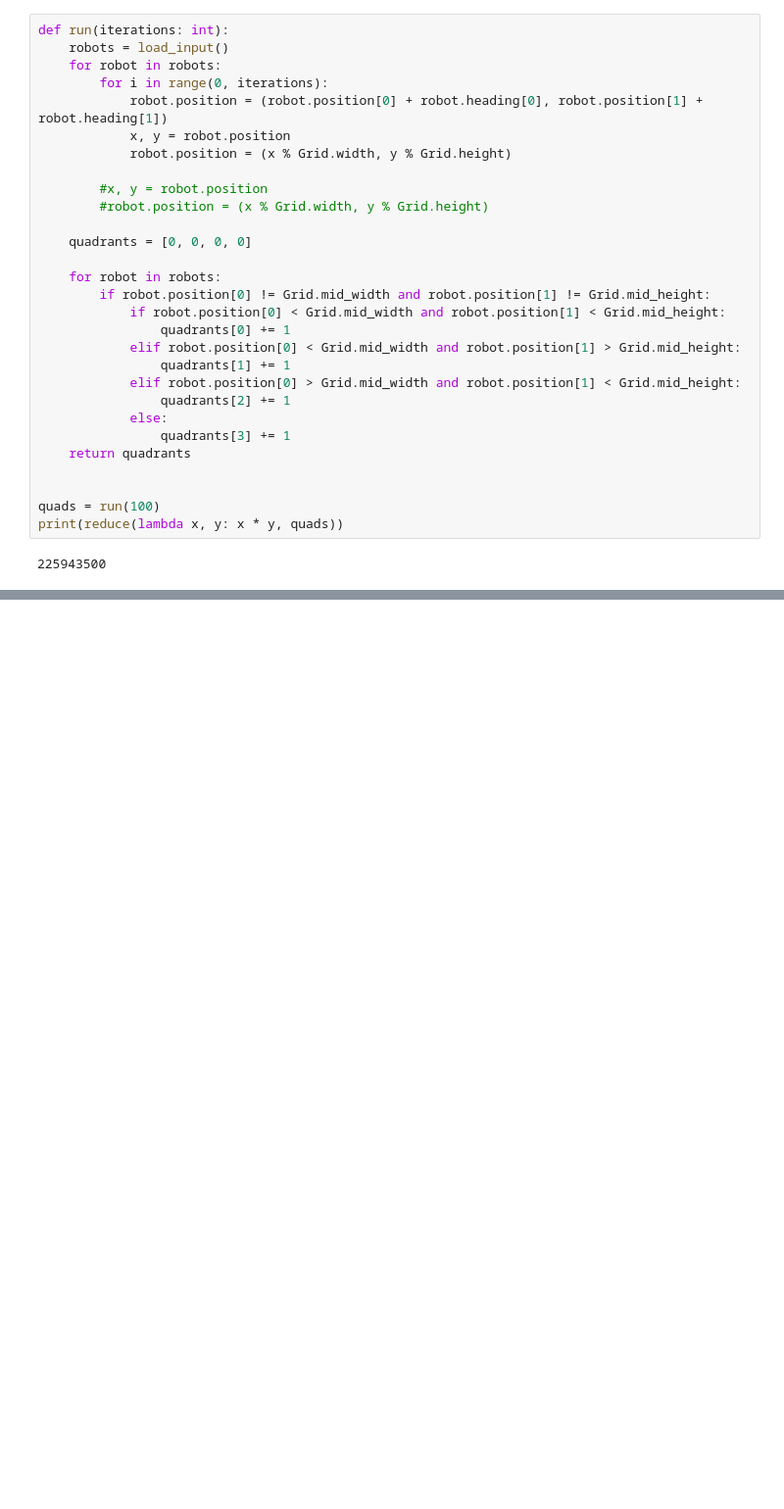
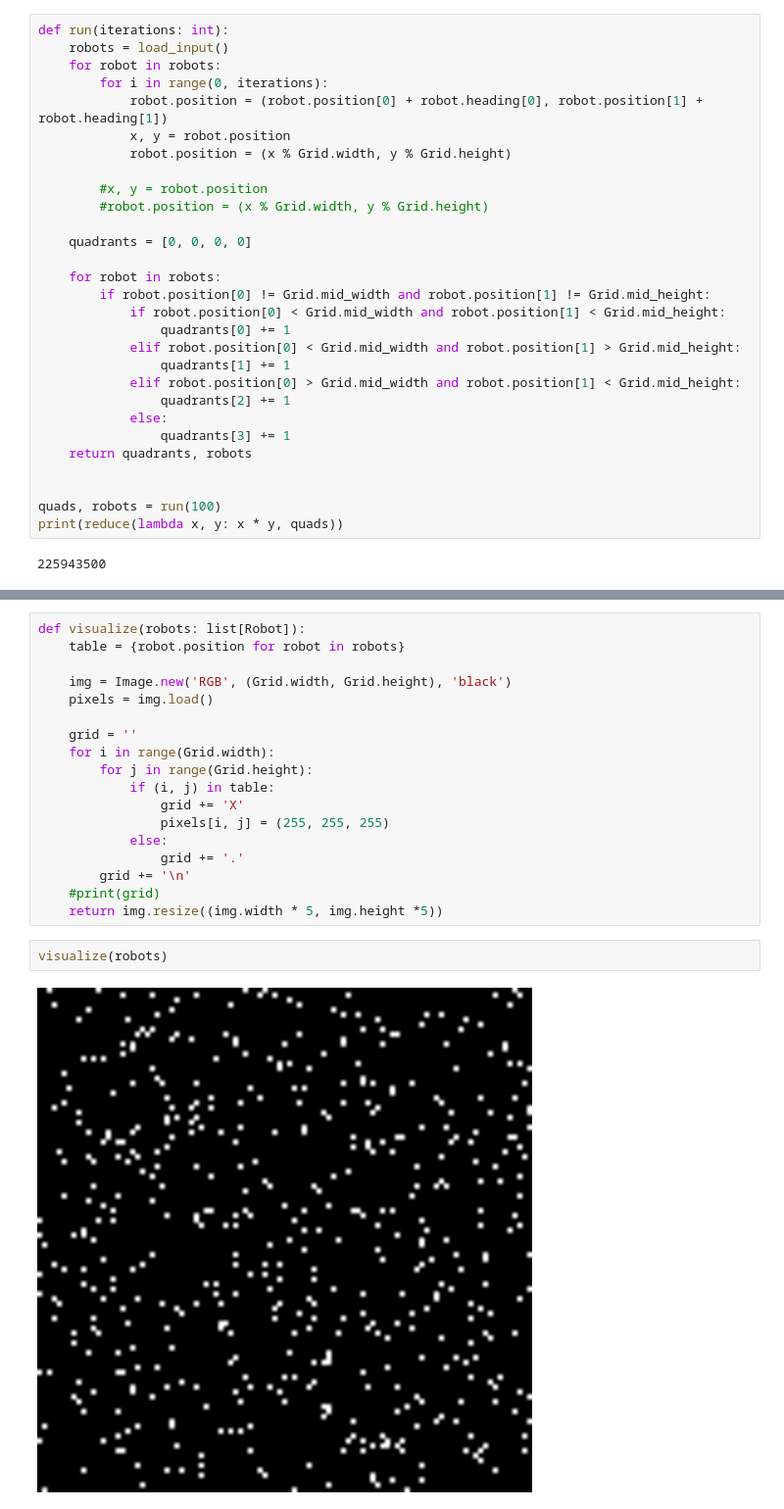
Before and after one commit to aressler38/AdventOfCode, a Jupyter notebook: 2024/src/aoc2024/day14.ipynb, the cells around one changed output, grey strips where cells are left out. Shown: that part at 98% size. Saved outputs shown, nothing was run; the diff lists cells and outputs as text; blank space fills up the shorter version.

```diff
--- a/2024/src/aoc2024/day14.ipynb
+++ b/2024/src/aoc2024/day14.ipynb
@@ -53,10 +52,10 @@ def run(iterations: int):
                 quadrants[2] += 1
             else:
                 quadrants[3] += 1
-    return quadrants
+    return quadrants, robots
 
 
-quads = run(100)
+quads, robots = run(100)
 print(reduce(lambda x, y: x * y, quads))
 # %% [output]
 225943500
@@ -64,0 +78,22 @@ print(reduce(lambda x, y: x * y, quads))
+# %%
+def visualize(robots: list[Robot]):
+    table = {robot.position for robot in robots}
+
+    img = Image.new('RGB', (Grid.width, Grid.height), 'black')
+    pixels = img.load()
+
+    grid = ''
+    for i in range(Grid.width):
+        for j in range(Grid.height):
+            if (i, j) in table:
+                grid += 'X'
+                pixels[i, j] = (255, 255, 255)
+            else:
+                grid += '.'
+        grid += '\n'
+    #print(grid)
+    return img.resize((img.width * 5, img.height *5))
+# %%
+visualize(robots)
+# %% [output]
+[figure, added]
```
Also changed, not shown: parts of 7 cells of this notebook, 2 other files.
